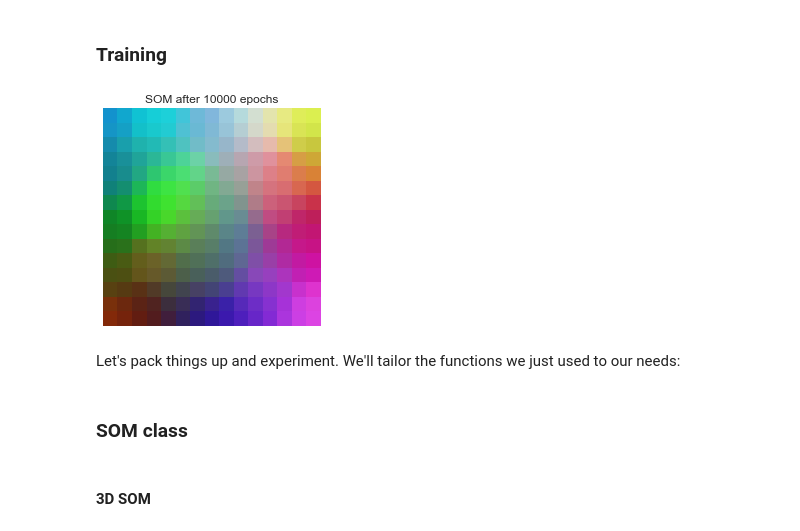
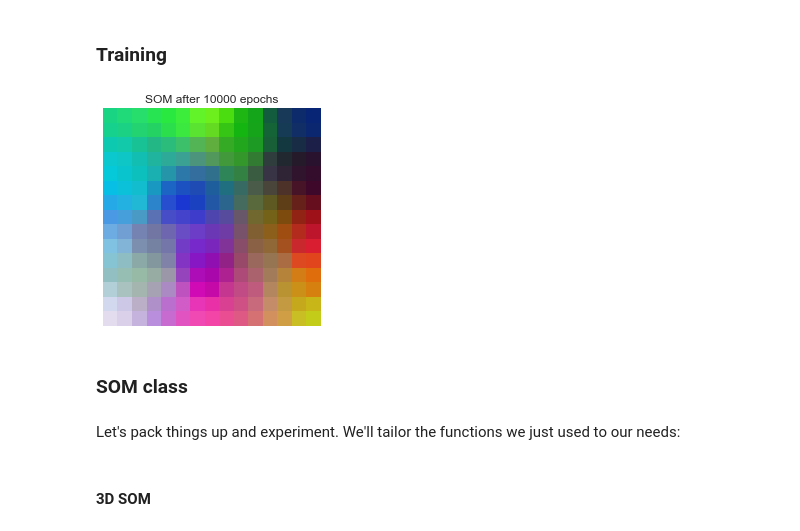
Before and after one commit to AMSUFV/SOM, a Jupyter notebook: SOM.ipynb, the cells around one changed output. Cells and saved outputs as stored; diff of their text form; code cells hidden in the pictures.

```diff
--- a/SOM.ipynb
+++ b/SOM.ipynb
@@ -82,7 +82,7 @@ def lr_update(initial_lr, current_iteration, max_iterations):
 #### Updating the neighbourhood
 # %%
 def nb_update(initial_neighborhood, current_iteration, max_iterations):
-    return 1 + initial_neighborhood * (1 - (current_iteration / max_iterations))
+    return initial_neighborhood - (initial_neighborhood / max_iterations) * current_iteration
 # %% [markdown]
 #### Calculating the decay
 # %%
@@ -104,39 +104,40 @@ for epoch in range(epochs):
     # We take a sample from the dataset
     sample = colors[np.random.randint(0, 100)]
 
     # Then, we find the best matching unit and its index for that sample
     bmu, bmu_idx = find_bmu(sample, weight_matrix)
 
     # Before making any operations, we determine the learning rate and neighborhood for the current epoch
     current_lr = lr_update(learning_rate, epoch, epochs)
     current_nb = nb_update(neighborhood, epoch, epochs)
 
     # Now we obtain the distance between each neuron and the BMU in order to find out what neurons to update
     distances = np.sqrt(np.sum((idx_matrix - bmu_idx)**2, axis=2))
     # Only the neurons inside the BMU's neighborhood will be updated
     affected_neurons = distances <= current_nb
 
     # Before updating them, we have to obtain the decay on the learning rate; the further away from the BMU
     # the less they'll learn
     decay = lr_decay(distances, current_nb)
     # Finally, we update the affected neurons taking decay into account;
     # We follow the formula:
     # W(i + 1) = W(i) + decay * current_learning_rate * (sample - W(i))
     # Being:
     # W(i): the weights for the current iteration
     # decay: a constraint in learning due to distance from the BMU
     # current_learning_rate: the learning rate corresponding to the current epoch
     # sample: the sample taken from the training set
-    weight_matrix[affected_neurons] = weight_matrix[affected_neurons] + np.expand_dims(decay[affected_neurons], axis=2) * current_lr * (sample - weight_matrix[affected_neurons])
+    weight_matrix[affected_neurons] = weight_matrix[affected_neurons] + np.expand_dims(decay[affected_neurons], axis=2) \
+                                      * current_lr * (sample - weight_matrix[affected_neurons])
 
     if (epoch + 1) % 5000 == 0 or epoch == 0:
         show_map(weight_matrix, epoch + 1)
 # %% [output]
-[figure, old version]
+[figure, new version]
+# %% [markdown]
+### SOM class
 # %% [markdown]
 Let's pack things up and experiment. We'll tailor the functions we just used to our needs:
-# %% [markdown]
-### SOM class
 # %%
 class SOM:
     def __init__(self, map_side=10, input_dim=3, learning_rate=0.3, neighborhood=5):
```
Also changed, not shown: parts of 9 cells of this notebook, 1 other file.
